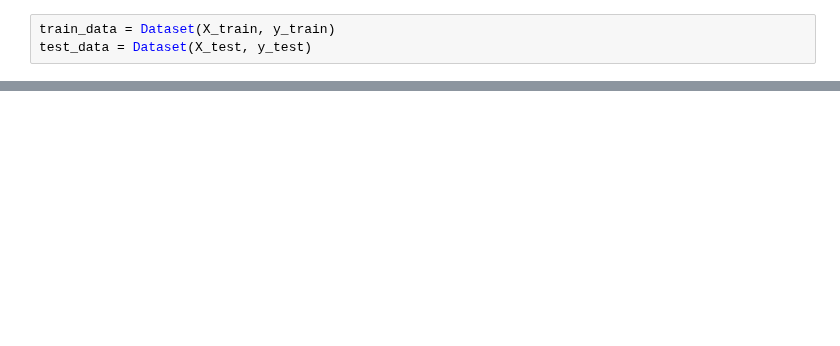
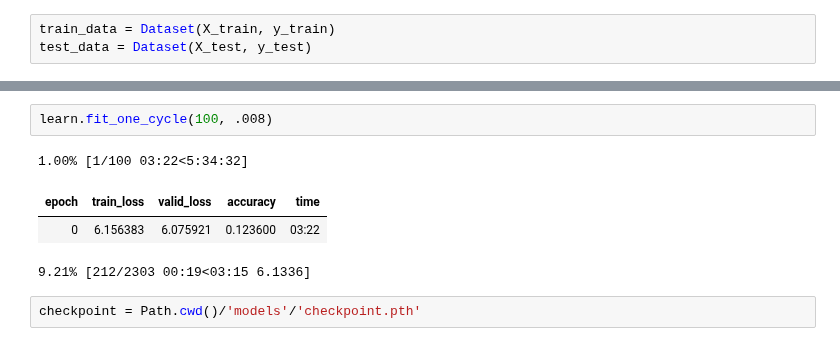
Before and after one commit to rkingery/notebooks, a Jupyter notebook: nlp-review.ipynb, the cells around one changed output, grey strips where cells are left out. Saved outputs shown, nothing was run; the diff lists cells and outputs as text; blank space fills up the shorter version.

```diff
--- a/nlp-review.ipynb
+++ b/nlp-review.ipynb
@@ -928,0 +1013,9 @@ KeyboardInterrupt:
+# %%
+learn.fit_one_cycle(100, .008)
+# %% [output]
+1.00% [1/100 03:22<5:34:32]
+| epoch | train_loss | valid_loss | accuracy | time |
+| 0 | 6.156383 | 6.075921 | 0.123600 | 03:22 |
+9.21% [212/2303 00:19<03:15 6.1336]
+# %%
+checkpoint = Path.cwd()/'models'/'checkpoint.pth'
```
Also changed, not shown: parts of 34 cells of this notebook, 2 other files.
